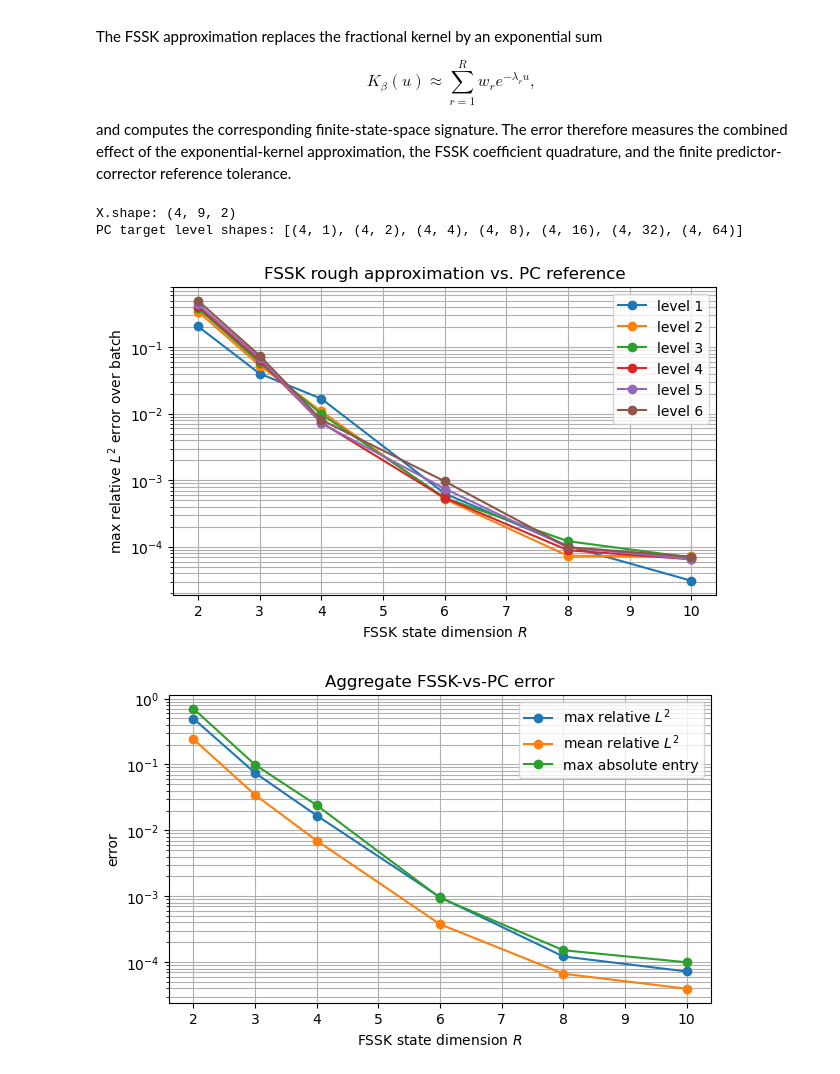
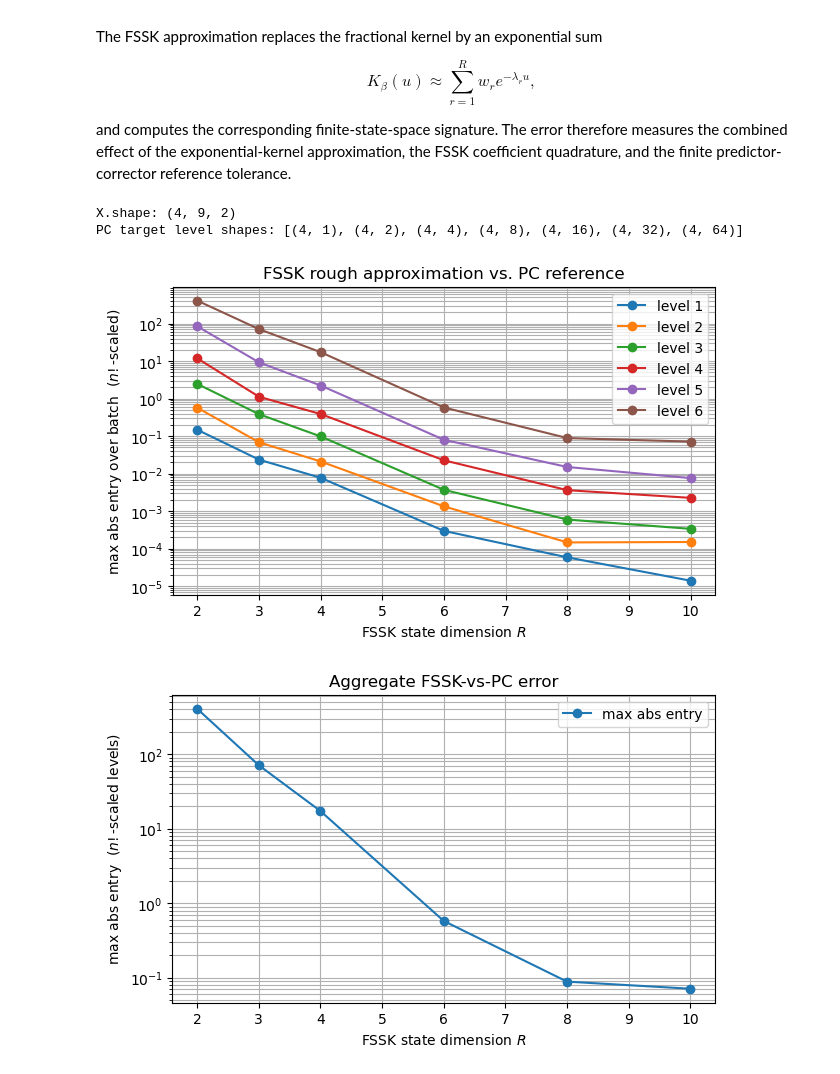
Before and after one commit to hagerpa/tensordev, a Jupyter notebook: notebooks/volterra/fractional_validation.ipynb, the cells around one changed output. Drawn from its saved outputs; the diff is of its cells as text; code cells hidden in the pictures.

```diff
--- a/notebooks/volterra/fractional_validation.ipynb
+++ b/notebooks/volterra/fractional_validation.ipynb
@@ -177,6 +162,7 @@ $$
 
 and computes the corresponding finite-state-space signature. The error therefore measures the combined effect of the exponential-kernel approximation, the FSSK coefficient quadrature, and the finite predictor-corrector reference tolerance.
 # %%
+import math
 import pandas as pd
 import matplotlib.pyplot as plt
 
@@ -270,13 +256,8 @@ def level_error_rows(ref, got, *, R):
     rows = []
 
     for level, (a, b) in enumerate(zip(ref, got)):
-        aa = _flatten_batch_level(a)
-        bb = _flatten_batch_level(b)
-
-        diff = bb - aa
-        abs_l2 = jnp.linalg.norm(diff, axis=-1)
-        ref_l2 = jnp.linalg.norm(aa, axis=-1)
-        rel_l2 = abs_l2 / jnp.maximum(ref_l2, 1e-14)
+        fscale = math.factorial(level)
+        diff = (_flatten_batch_level(b) - _flatten_batch_level(a)) * fscale
 
         rows.append(
             {
@@ -284,10 +265,6 @@ def level_error_rows(ref, got, *, R):
                 "level": level,
                 "pc_shape": tuple(a.shape),
                 "fssk_shape": tuple(b.shape),
-                "mean_abs_l2": float(jnp.mean(abs_l2)),
-                "max_abs_l2": float(jnp.max(abs_l2)),
-                "mean_rel_l2": float(jnp.mean(rel_l2)),
-                "max_rel_l2": float(jnp.max(rel_l2)),
                 "max_abs_entry": float(jnp.max(jnp.abs(diff))),
             }
         )
@@ -325,40 +302,36 @@ for R in R_values:
 
 df_fssk_pc = pd.DataFrame(rows)
 compact_fssk_pc = (
     df_fssk_pc[df_fssk_pc["level"] > 0]
     .groupby("R", as_index=False)
     .agg(
-        max_rel_l2=("max_rel_l2", "max"),
-        mean_rel_l2=("mean_rel_l2", "mean"),
         max_abs_entry=("max_abs_entry", "max"),
     )
 )
 
 fig, ax = plt.subplots(figsize=(7, 4))
 for level in sorted(df_fssk_pc["level"].unique()):
     if level == 0:
         continue
     sub = df_fssk_pc[df_fssk_pc["level"] == level]
-    ax.semilogy(sub["R"], sub["max_rel_l2"], marker="o", label=f"level {level}")
+    ax.semilogy(sub["R"], sub["max_abs_entry"], marker="o", label=f"level {level}")
 ax.set_xlabel("FSSK state dimension $R$")
-ax.set_ylabel("max relative $L^2$ error over batch")
+ax.set_ylabel("max abs entry over batch  ($n!$-scaled)")
 ax.set_title("FSSK rough approximation vs. PC reference")
 ax.grid(True, which="both")
 ax.legend()
 plt.show()
 
 fig, ax = plt.subplots(figsize=(7, 4))
-ax.semilogy(compact_fssk_pc["R"], compact_fssk_pc["max_rel_l2"], marker="o", label="max relative $L^2$")
-ax.semilogy(compact_fssk_pc["R"], compact_fssk_pc["mean_rel_l2"], marker="o", label="mean relative $L^2$")
-ax.semilogy(compact_fssk_pc["R"], compact_fssk_pc["max_abs_entry"], marker="o", label="max absolute entry")
+ax.semilogy(compact_fssk_pc["R"], compact_fssk_pc["max_abs_entry"],    marker="o", label="max abs entry")
 ax.set_xlabel("FSSK state dimension $R$")
-ax.set_ylabel("error")
+ax.set_ylabel("max abs entry  ($n!$-scaled levels)")
 ax.set_title("Aggregate FSSK-vs-PC error")
 ax.grid(True, which="both")
 ax.legend()
 plt.show()
 # %% [output]
 X.shape: (4, 9, 2)
 PC target level shapes: [(4, 1), (4, 2), (4, 4), (4, 8), (4, 16), (4, 32), (4, 64)]
-[figure, old version]
+[figure, new version]
-[figure, old version]
+[figure, new version]
```
Also changed, not shown: parts of 4 cells of this notebook, 12 other files.
